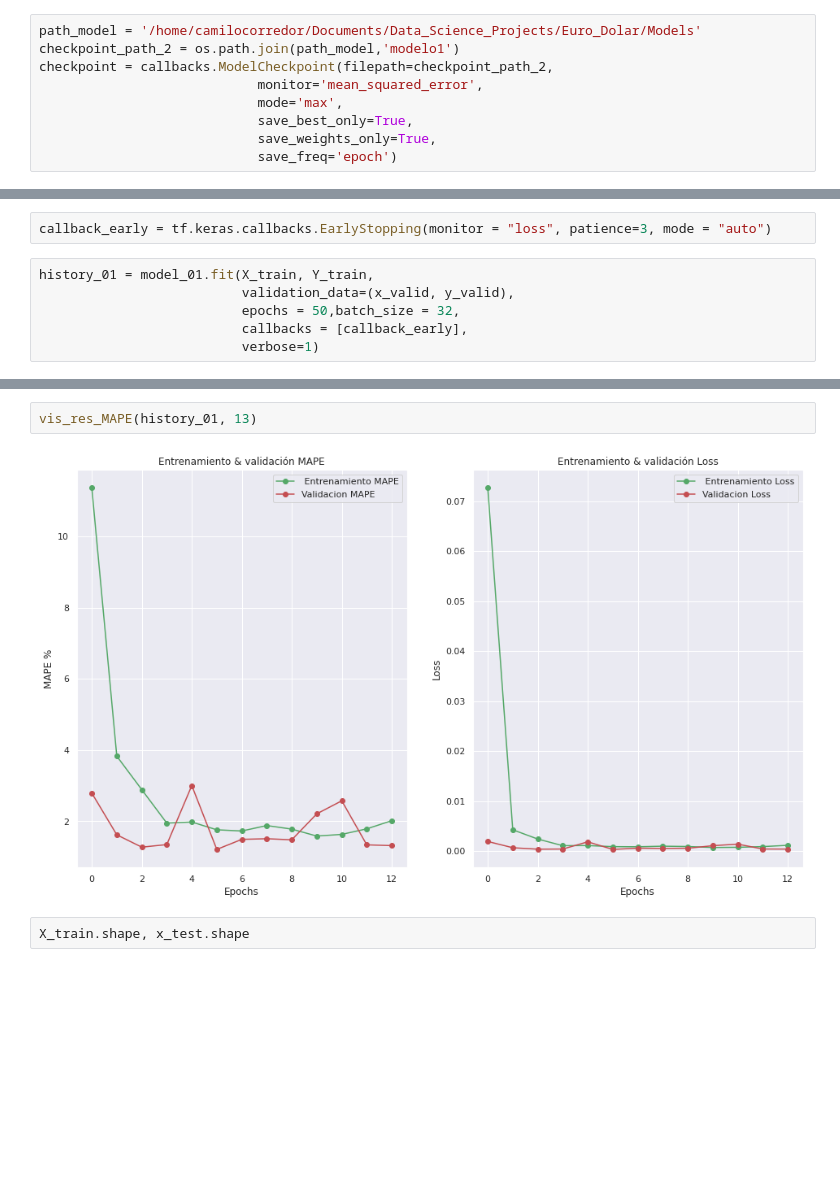
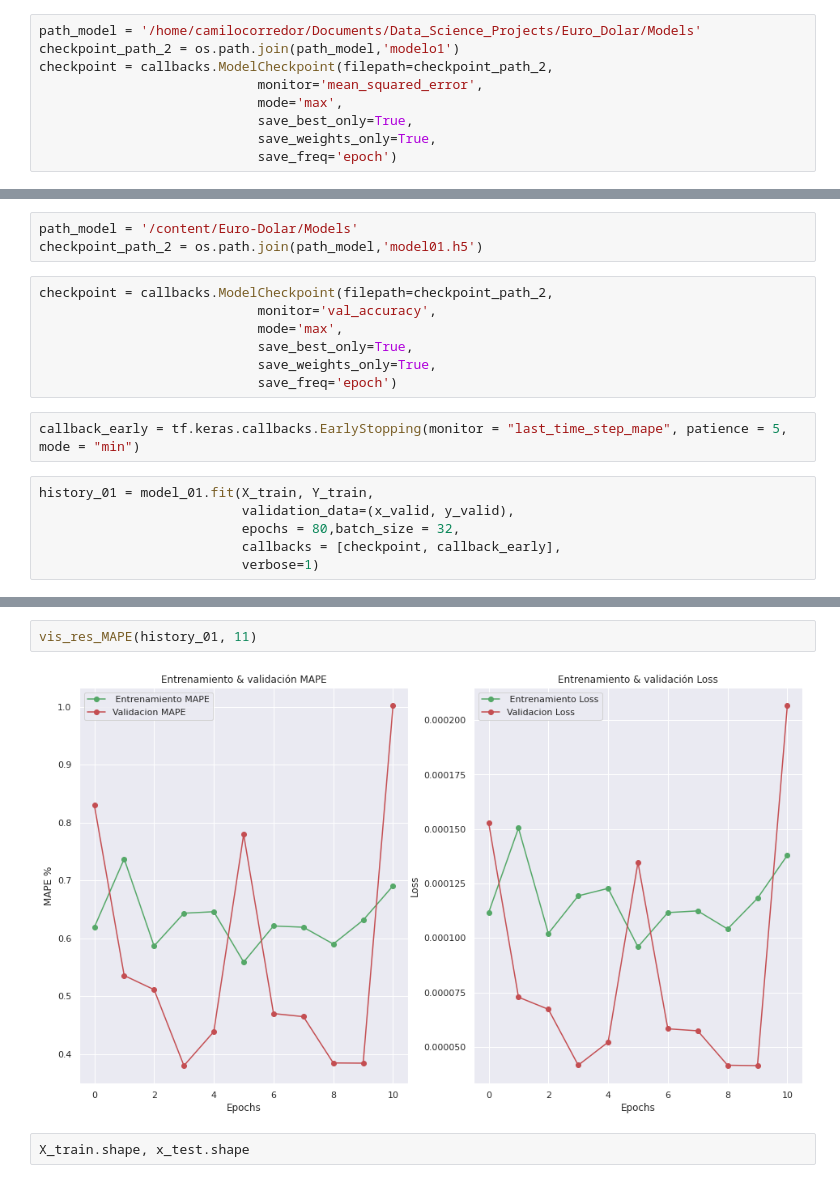
Before and after one commit to CamiloCorredor/Euro-Dolar, a Jupyter notebook: LSTM_Keras.ipynb, the cells around one changed output, grey strips where cells are left out. Saved outputs shown, nothing was run; the diff lists cells and outputs as text; blank space fills up the shorter version.

Commit message:
Checkpoint

```diff
--- a/LSTM_Keras.ipynb
+++ b/LSTM_Keras.ipynb
@@ -425,12 +420,22 @@ class TrainingCallback(Callback):
       self.model.stop_training = True
 
 callback = TrainingCallback()
+# %%
+path_model = '/content/Euro-Dolar/Models'
+checkpoint_path_2 = os.path.join(path_model,'model01.h5')
+# %%
+checkpoint = callbacks.ModelCheckpoint(filepath=checkpoint_path_2,
+                            monitor='val_accuracy',
+                            mode='max',
+                            save_best_only=True,
+                            save_weights_only=True,
+                            save_freq='epoch')
 # %%
-callback_early = tf.keras.callbacks.EarlyStopping(monitor = "loss", patience=3, mode = "auto")
+callback_early = tf.keras.callbacks.EarlyStopping(monitor = "last_time_step_mape", patience = 5, mode = "min")
 # %%
 history_01 = model_01.fit(X_train, Y_train,
                           validation_data=(x_valid, y_valid),
-                          epochs = 50,batch_size = 32,
-                          callbacks = [callback_early],
+                          epochs = 80,batch_size = 32,
+                          callbacks = [checkpoint, callback_early],
                           verbose=1)
 # %% [output]
@@ -454,7 +459,7 @@ Epoch 13/50
 # %%
-vis_res_MAPE(history_01, 13)
+vis_res_MAPE(history_01, 11)
 # %% [output]
-[figure, old version]
+[figure, new version]
 # %%
 X_train.shape, x_test.shape
 # %% [output]
```
Also changed, not shown: parts of 4 cells of this notebook.
